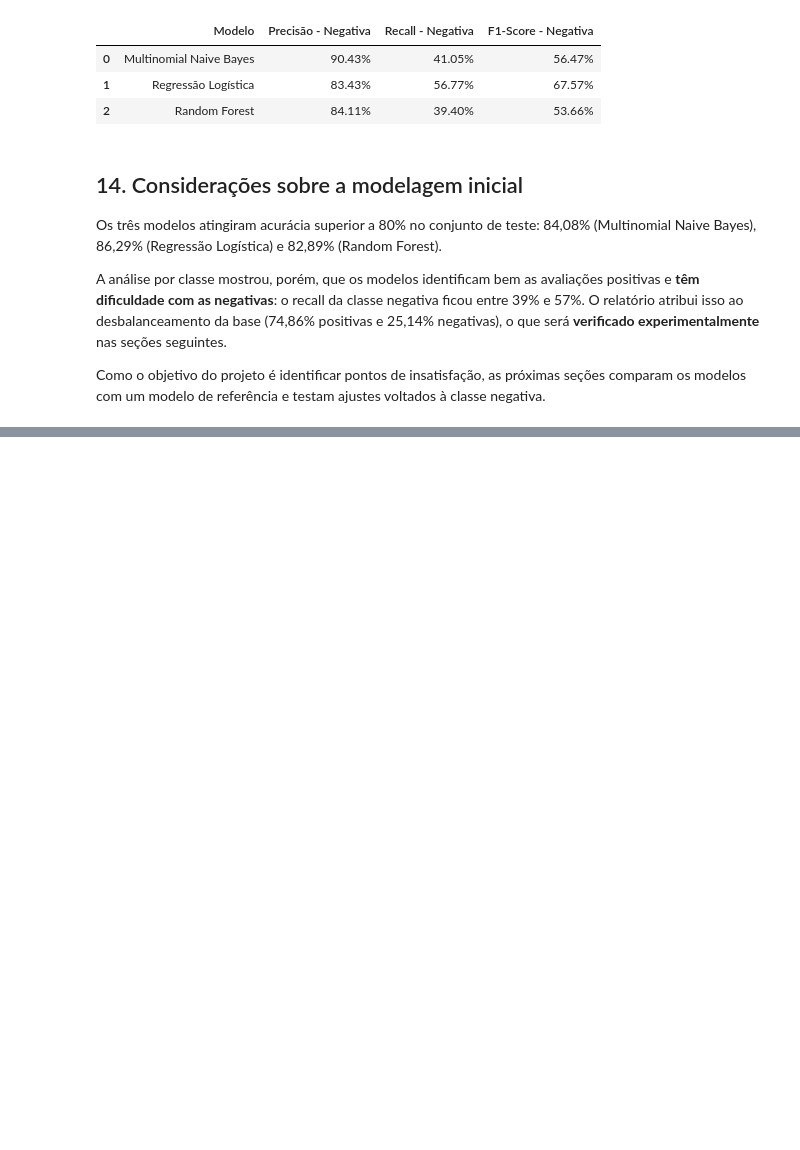
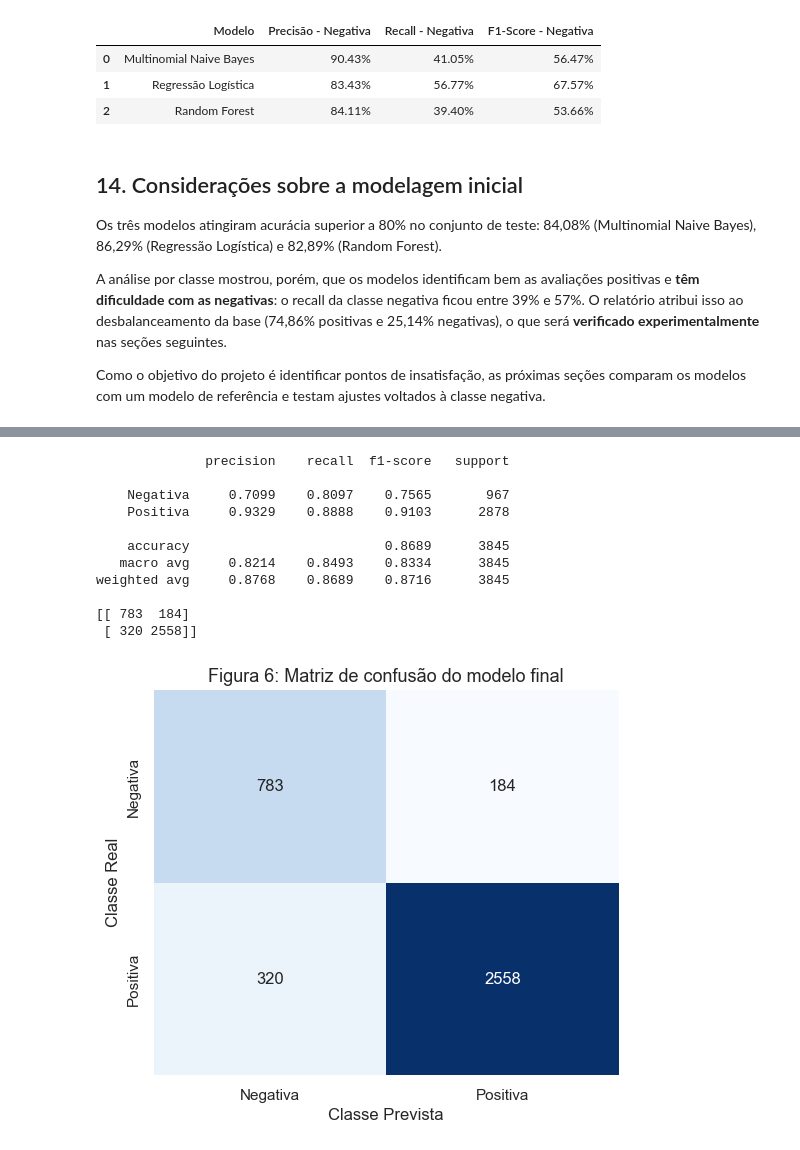
Before and after one commit to marcosaraujoCL/projeto-aplicado-II-classificacoes-avaliacoes, a Jupyter notebook: Notebooks/02_modelagem_avaliacao.ipynb, the cells around one changed output, grey strips where cells are left out. Cells and saved outputs as stored; diff of their text form; code cells hidden in the pictures; blank space fills up the shorter version.

```diff
--- a/Notebooks/02_modelagem_avaliacao.ipynb
+++ b/Notebooks/02_modelagem_avaliacao.ipynb
@@ -508,0 +667,21 @@ Como o objetivo do projeto é identificar pontos de insatisfação, as próximas
+# %%
+melhor_lr = gs_lr.best_estimator_
+
+proba_cv = cross_val_predict(melhor_lr, X_treino, y_treino, cv=skf,
+                             method="predict_proba")[:, 1]
+
+linhas = []
+for limiar in np.arange(0.30, 0.81, 0.05):
+    prev = (proba_cv >= limiar).astype(int)
+    linhas.append({
+        "Limiar": round(float(limiar), 2),
+        "F1 Macro": f1_score(y_treino, prev, average="macro"),
+        "Recall Negativa": recall_score(y_treino, prev, pos_label=0),
+        "Precisão Negativa": precision_score(y_treino, prev, pos_label=0, zero_division=0),
+    })
+
+tabela_limiar = pd.DataFrame(linhas)
+display(tabela_limiar.style.format({c: "{:.2%}" for c in tabela_limiar.columns if c != "Limiar"}))
+
+limiar_escolhido = float(tabela_limiar.loc[tabela_limiar["F1 Macro"].idxmax(), "Limiar"])
+print("Limiar escolhido (com dados de treino):", limiar_escolhido)
@@ -508,0 +706,31 @@ Como o objetivo do projeto é identificar pontos de insatisfação, as próximas
+# %%
+proba_teste = melhor_lr.predict_proba(X_teste)[:, 1]
+prev_final = (proba_teste >= limiar_escolhido).astype(int)
+
+print(classification_report(y_teste, prev_final,
+                            target_names=["Negativa", "Positiva"], digits=4))
+
+matriz_final = confusion_matrix(y_teste, prev_final)
+print(matriz_final)
+
+plt.figure(figsize=(6, 5))
+sns.heatmap(matriz_final, annot=True, fmt="d", cmap="Blues", cbar=False,
+            xticklabels=["Negativa", "Positiva"], yticklabels=["Negativa", "Positiva"])
+plt.title("Figura 6: Matriz de confusão do modelo final", fontsize=13)
+plt.xlabel("Classe Prevista")
+plt.ylabel("Classe Real")
+plt.savefig(PASTA_FIGURAS / "figura6_matriz_modelo_final.png", dpi=300, bbox_inches="tight")
+plt.show()
+# %% [output]
+              precision    recall  f1-score   support
+
+    Negativa     0.7099    0.8097    0.7565       967
+    Positiva     0.9329    0.8888    0.9103      2878
+
+    accuracy                         0.8689      3845
+   macro avg     0.8214    0.8493    0.8334      3845
+weighted avg     0.8768    0.8689    0.8716      3845
+
+[[ 783  184]
+ [ 320 2558]]
+[figure, added]
```
Also changed, not shown: parts of 13 cells of this notebook, 2 other files.
